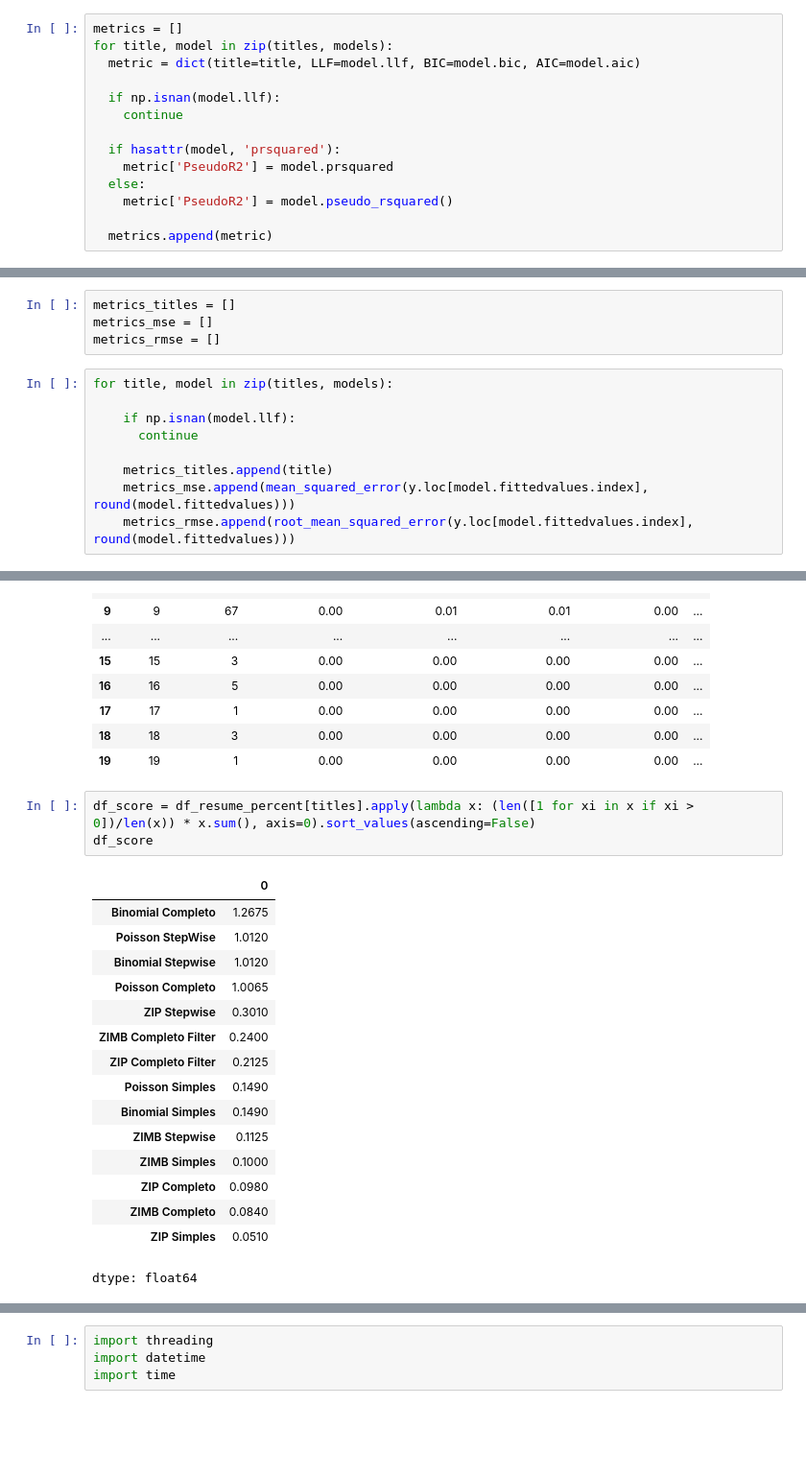
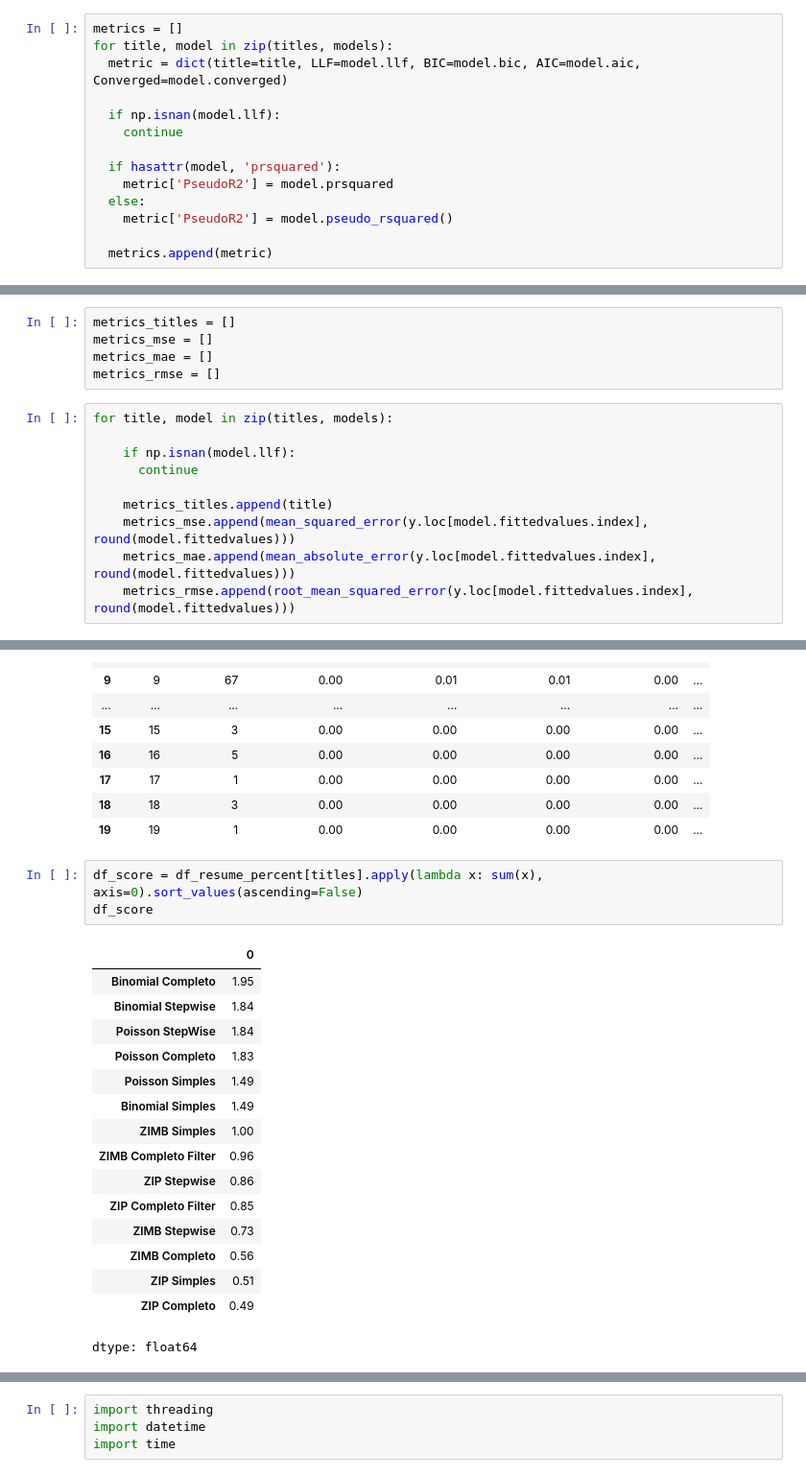
Before and after one commit to Angelicogfa/tcc_mba_datascience_analytics_usp_esalq, a Jupyter notebook: 04-modelagem_preditiva.ipynb, the cells around one changed output, grey strips where cells are left out. Shown at 96% size. Drawn from its saved outputs; the diff is of its cells as text; blank space fills up the shorter version.

```diff
--- a/04-modelagem_preditiva.ipynb
+++ b/04-modelagem_preditiva.ipynb
@@ -3400,7 +3395,7 @@ models = [
 # %%
 metrics = []
 for title, model in zip(titles, models):
-  metric = dict(title=title, LLF=model.llf, BIC=model.bic, AIC=model.aic)
+  metric = dict(title=title, LLF=model.llf, BIC=model.bic, AIC=model.aic, Converged=model.converged)
 
   if np.isnan(model.llf):
     continue
@@ -3465,6 +3532,7 @@ plt.show()
 # %%
 metrics_titles = []
 metrics_mse = []
+metrics_mae = []
 metrics_rmse = []
 # %%
 for title, model in zip(titles, models):
@@ -3474,5 +3542,6 @@ for title, model in zip(titles, models):
 
     metrics_titles.append(title)
     metrics_mse.append(mean_squared_error(y.loc[model.fittedvalues.index], round(model.fittedvalues)))
+    metrics_mae.append(mean_absolute_error(y.loc[model.fittedvalues.index], round(model.fittedvalues)))
     metrics_rmse.append(root_mean_squared_error(y.loc[model.fittedvalues.index], round(model.fittedvalues)))
 # %%
@@ -3567,24 +3637,24 @@ df_resume_percent
 | 18 | 18 | 3 | 0.00 | 0.00 | 0.00 | 0.00 | ... |
 | 19 | 19 | 1 | 0.00 | 0.00 | 0.00 | 0.00 | ... |
 # %%
-df_score = df_resume_percent[titles].apply(lambda x: (len([1 for xi in x if xi > 0])/len(x)) * x.sum(), axis=0).sort_values(ascending=False)
+df_score = df_resume_percent[titles].apply(lambda x: sum(x), axis=0).sort_values(ascending=False)
 df_score
 # %% [output]
 |  | 0 |
-| Binomial Completo | 1.2675 |
-| Poisson StepWise | 1.0120 |
-| Binomial Stepwise | 1.0120 |
-| Poisson Completo | 1.0065 |
-| ZIP Stepwise | 0.3010 |
-| ZIMB Completo Filter | 0.2400 |
-| ZIP Completo Filter | 0.2125 |
-| Poisson Simples | 0.1490 |
-| Binomial Simples | 0.1490 |
-| ZIMB Stepwise | 0.1125 |
-| ZIMB Simples | 0.1000 |
-| ZIP Completo | 0.0980 |
-| ZIMB Completo | 0.0840 |
-| ZIP Simples | 0.0510 |
+| Binomial Completo | 1.95 |
+| Binomial Stepwise | 1.84 |
+| Poisson StepWise | 1.84 |
+| Poisson Completo | 1.83 |
+| Poisson Simples | 1.49 |
+| Binomial Simples | 1.49 |
+| ZIMB Simples | 1.00 |
+| ZIMB Completo Filter | 0.96 |
+| ZIP Stepwise | 0.86 |
+| ZIP Completo Filter | 0.85 |
+| ZIMB Stepwise | 0.73 |
+| ZIMB Completo | 0.56 |
+| ZIP Simples | 0.51 |
+| ZIP Completo | 0.49 |
 dtype: float64
 # %%
 model_score_name = df_score.index[0]
```
Also changed, not shown: parts of 29 cells of this notebook.
